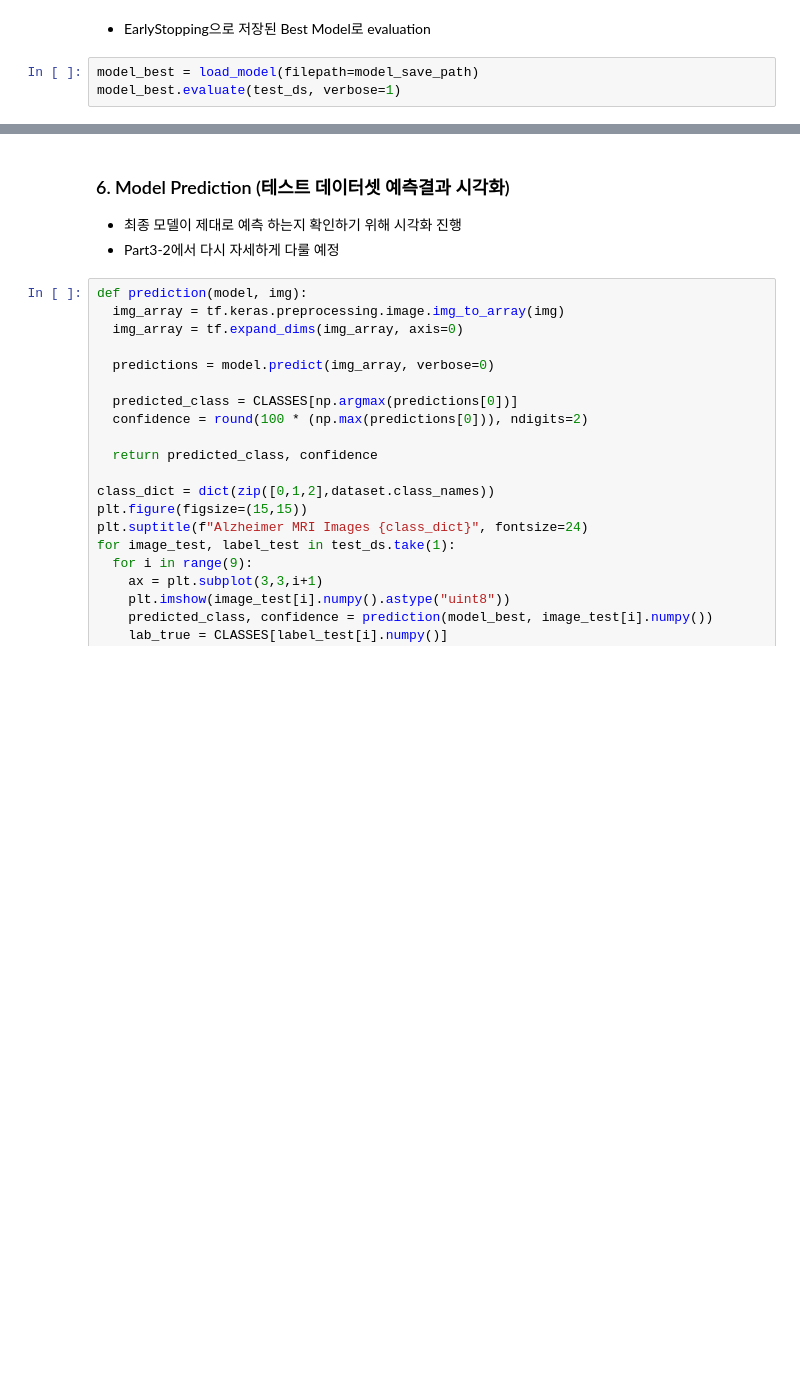
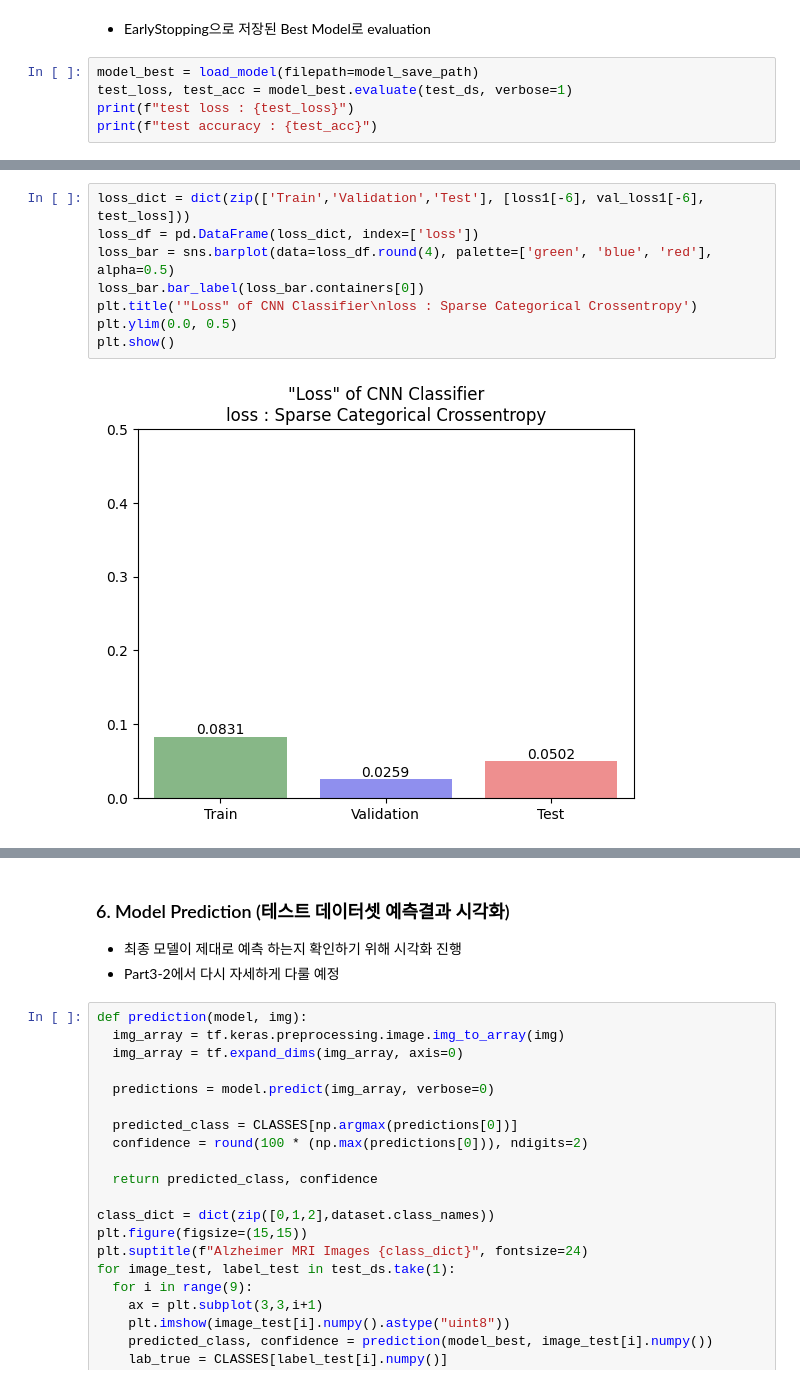
Before and after one commit to BJBRITT82/Alzheimer_MCI-CNN_Classifier, a Jupyter notebook: local ipynb/Part3_1-Final_Model.ipynb, the cells around one changed output, grey strips where cells are left out. Drawn from its saved outputs; the diff is of its cells as text; blank space fills up the shorter version.

```diff
--- a/local ipynb/Part3_1-Final_Model.ipynb
+++ b/local ipynb/Part3_1-Final_Model.ipynb
@@ -268,5 +268,7 @@ model.evaluate(test_ds, verbose=1)
 - EarlyStopping으로 저장된 Best Model로 evaluation
 # %%
 model_best = load_model(filepath=model_save_path)
-model_best.evaluate(test_ds, verbose=1)
+test_loss, test_acc = model_best.evaluate(test_ds, verbose=1)
+print(f"test loss : {test_loss}")
+print(f"test accuracy : {test_acc}")
 # %% [output]
@@ -274,0 +301,10 @@ model_best.evaluate(test_ds, verbose=1)
+# %%
+loss_dict = dict(zip(['Train','Validation','Test'], [loss1[-6], val_loss1[-6], test_loss]))
+loss_df = pd.DataFrame(loss_dict, index=['loss'])
+loss_bar = sns.barplot(data=loss_df.round(4), palette=['green', 'blue', 'red'], alpha=0.5)
+loss_bar.bar_label(loss_bar.containers[0])
+plt.title('"Loss" of CNN Classifier\nloss : Sparse Categorical Crossentropy')
+plt.ylim(0.0, 0.5)
+plt.show()
+# %% [output]
+[figure, added]
```
Also changed, not shown: parts of 15 cells of this notebook.
